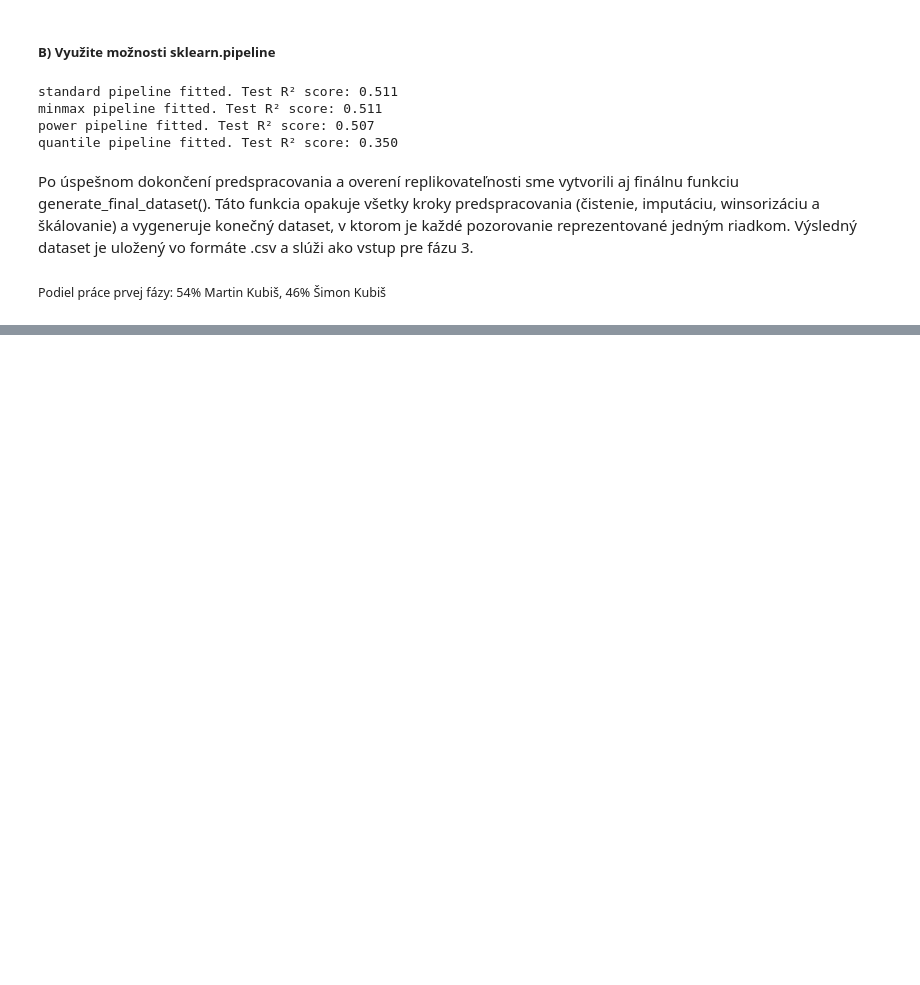
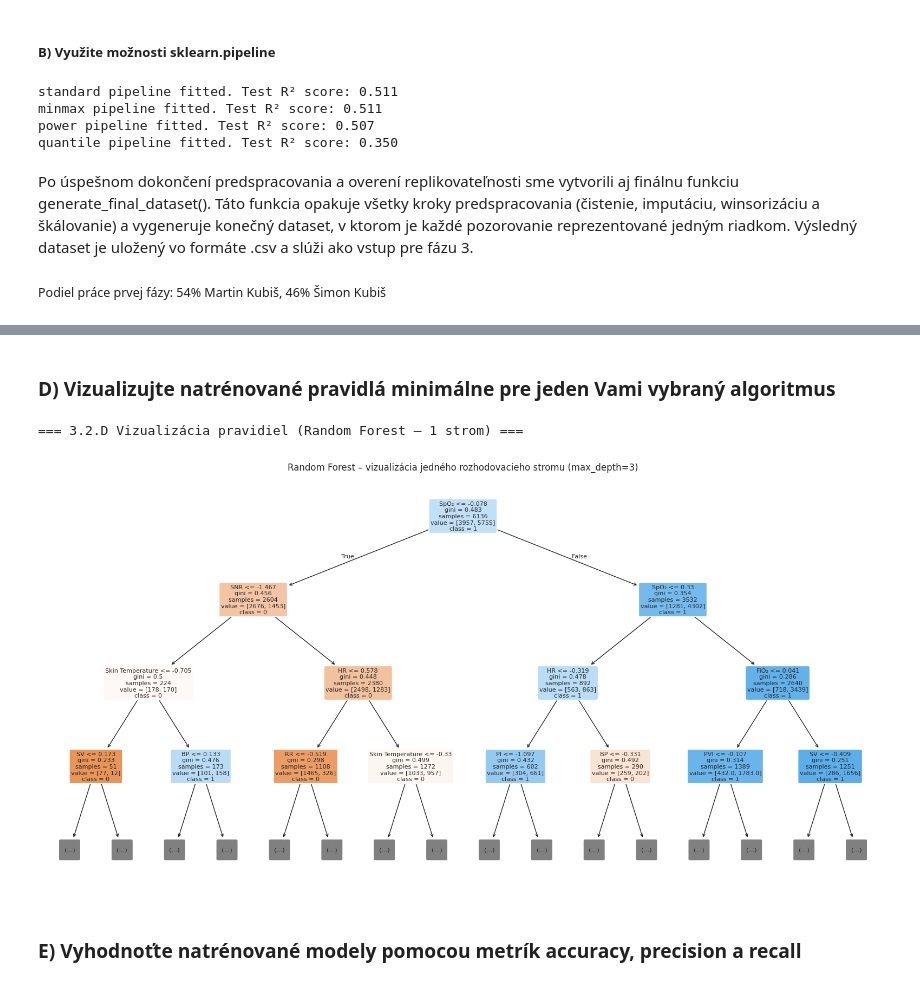
Before and after one commit to simonkubis/IAU_project, a Jupyter notebook: project_part_1.ipynb, the cells around one changed output, grey strips where cells are left out. Saved outputs shown, nothing was run; the diff lists cells and outputs as text; code cells hidden in the pictures; blank space fills up the shorter version.

```diff
--- a/project_part_1.ipynb
+++ b/project_part_1.ipynb
@@ -808,0 +988,21 @@ final_dataset = generate_final_dataset(X, y)
+# %%
+print("\n=== 3.2.A Random Forest Classifier ===")
+
+rf = RandomForestClassifier(
+    n_estimators=150,
+    max_depth=6,
+    min_samples_leaf=20,
+    random_state=42
+)
+
+print("[INFO] Trénujem Random Forest...")
+rf.fit(X_train_ml, y_train_ml)
+
+metrics_rf = evaluate_classifier(
+    estimator=rf,
+    X_train=X_train_ml,
+    y_train=y_train_ml,
+    X_test=X_test_ml,
+    y_test=y_test_ml,
+    name="Random Forest"
+)
@@ -808,0 +1100,22 @@ final_dataset = generate_final_dataset(X, y)
+# %% [markdown]
+### D) Vizualizujte natrénované pravidlá minimálne pre jeden Vami vybraný algoritmus
+# %%
+print("\n=== 3.2.D Vizualizácia pravidiel (Random Forest – 1 strom) ===")
+
+plt.figure(figsize=(20, 10))
+plot_tree(
+    rf.estimators_[0],
+    feature_names=X_ml.columns,
+    class_names=["0", "1"],
+    filled=True,
+    rounded=True,
+    max_depth=3,   # zobrazíme prvé 3 úrovne
+    fontsize=8
+)
+plt.title("Random Forest – vizualizácia jedného rozhodovacieho stromu (max_depth=3)")
+plt.show()
+# %% [output]
+=== 3.2.D Vizualizácia pravidiel (Random Forest – 1 strom) ===
+[figure, added]
+# %% [markdown]
+### E) Vyhodnoťte natrénované modely pomocou metrík accuracy, precision a recall
```
Also changed, not shown: parts of 47 cells of this notebook.
